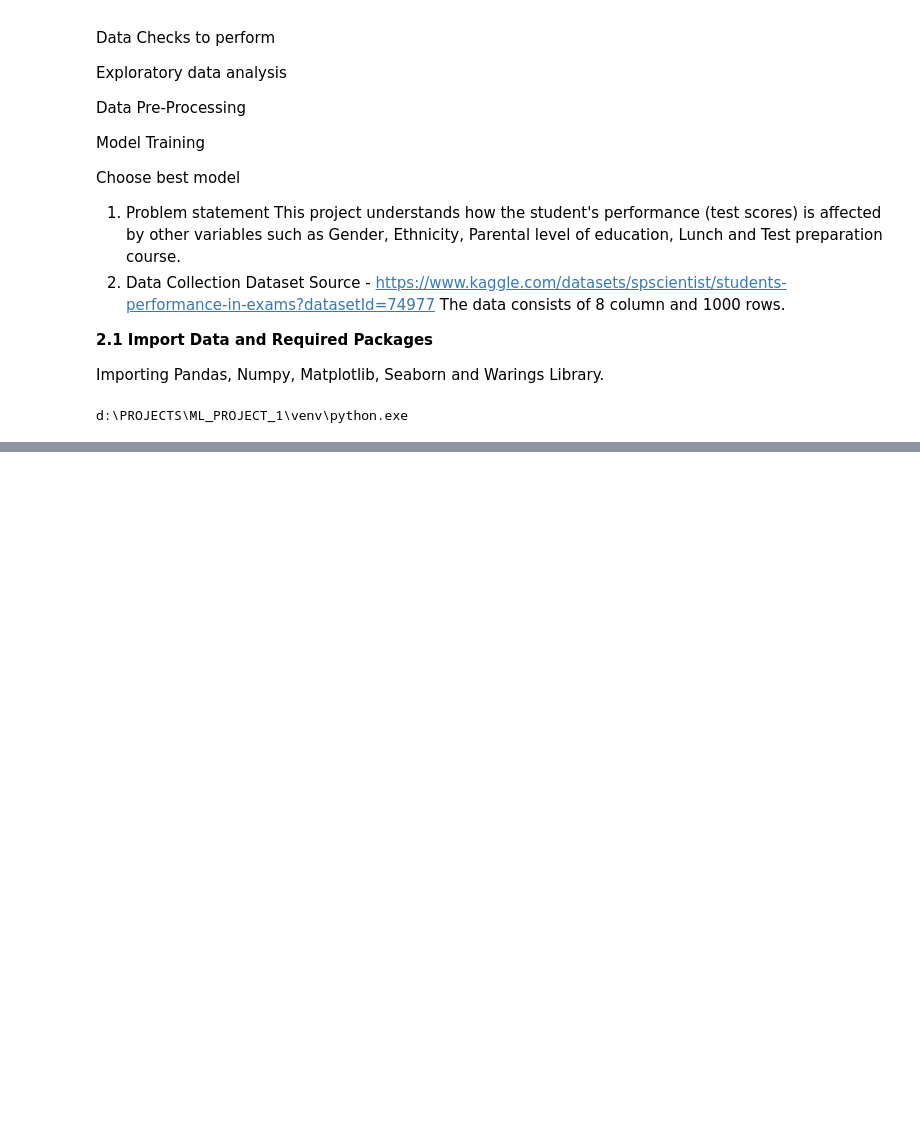
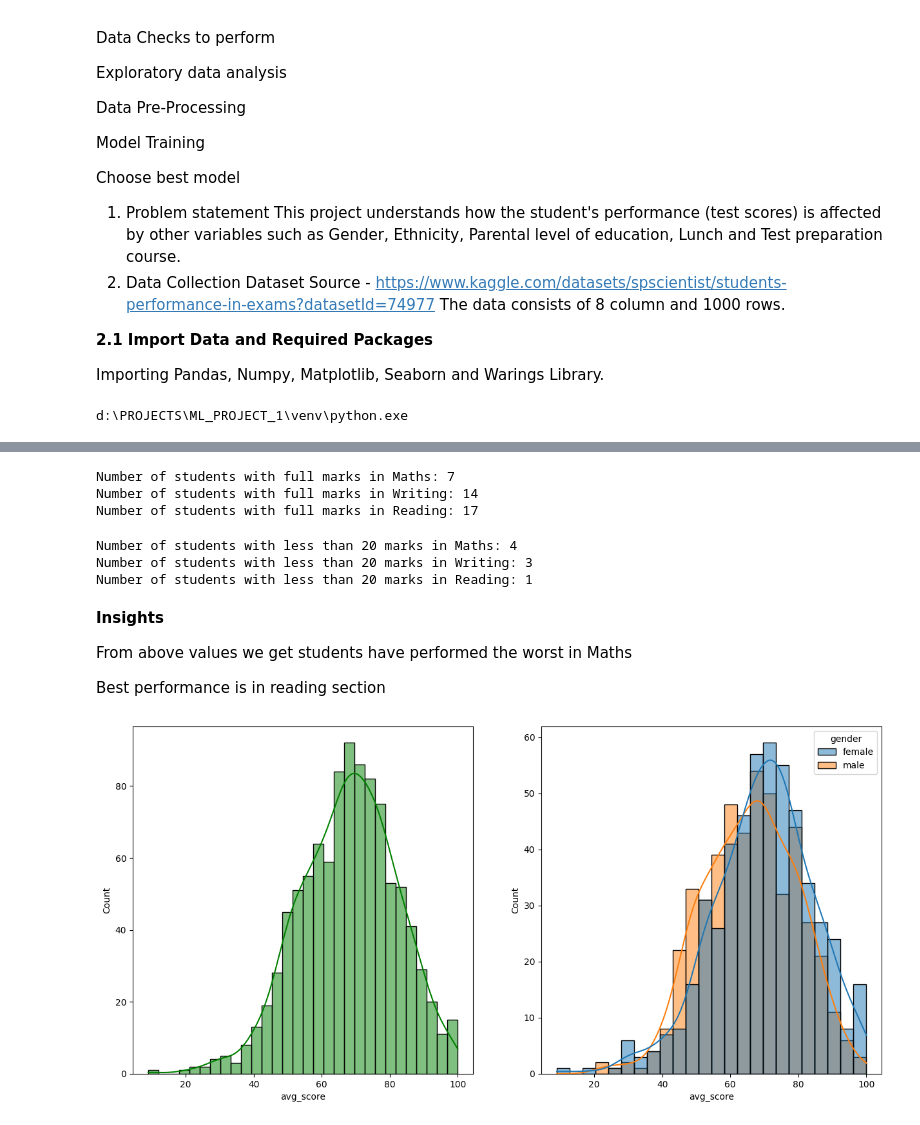
Before and after one commit to Radhecodes/Students_marks_prediction_model, a Jupyter notebook: notebook/EDA STUDENT PERFORMANCE.ipynb, the cells around one changed output, grey strips where cells are left out. Drawn from its saved outputs; the diff is of its cells as text; code cells hidden in the pictures; blank space fills up the shorter version.

```diff
--- a/notebook/EDA STUDENT PERFORMANCE.ipynb
+++ b/notebook/EDA STUDENT PERFORMANCE.ipynb
@@ -62,3 +60,5 @@ import sys
 print(sys.executable)
 # %% [output]
 d:\PROJECTS\ML_PROJECT_1\venv\python.exe
+# %%
+df=pd.read_csv('data/stud.csv')
@@ -64,0 +186,2 @@ d:\PROJECTS\ML_PROJECT_1\venv\python.exe
+# %%
+numeric_features=[feature for feature in df.columns if df[feature].dtype!='O']
@@ -64,0 +204,3 @@ d:\PROJECTS\ML_PROJECT_1\venv\python.exe
+# %%
+df['total_score']= df['math score']+ df['reading score']+ df['writing score']
+df['avg_score']=df['total_score']/len(numeric_features)
@@ -64,0 +216,39 @@ d:\PROJECTS\ML_PROJECT_1\venv\python.exe
+# %%
+reading_full = df[df['reading score'] == 100]['avg_score'].count()
+writing_full = df[df['writing score'] == 100]['avg_score'].count()
+math_full = df[df['math score'] == 100]['avg_score'].count()
+
+print(f'Number of students with full marks in Maths: {math_full}')
+print(f'Number of students with full marks in Writing: {writing_full}')
+print(f'Number of students with full marks in Reading: {reading_full}')
+# %% [output]
+Number of students with full marks in Maths: 7
+Number of students with full marks in Writing: 14
+Number of students with full marks in Reading: 17
+# %%
+reading_less_20 = df[df['reading score'] <= 20]['avg_score'].count()
+writing_less_20 = df[df['writing score'] <= 20]['avg_score'].count()
+math_less_20 = df[df['math score'] <= 20]['avg_score'].count()
+
+print(f'Number of students with less than 20 marks in Maths: {math_less_20}')
+print(f'Number of students with less than 20 marks in Writing: {writing_less_20}')
+print(f'Number of students with less than 20 marks in Reading: {reading_less_20}')
+# %% [output]
+Number of students with less than 20 marks in Maths: 4
+Number of students with less than 20 marks in Writing: 3
+Number of students with less than 20 marks in Reading: 1
+# %% [markdown]
+**Insights**
+
+From above values we get students have performed the worst in Maths
+
+Best performance is in reading section
+# %%
+fig, axs = plt.subplots(1, 2, figsize=(15, 7))
+plt.subplot(121)
+sns.histplot(data=df,x='avg_score',bins=30,kde=True,color='g')
+plt.subplot(122)
+sns.histplot(data=df,x='avg_score',kde=True,hue='gender')
+plt.show()
+# %% [output]
+[figure, added]
```
Also changed, not shown: parts of 50 cells of this notebook.
